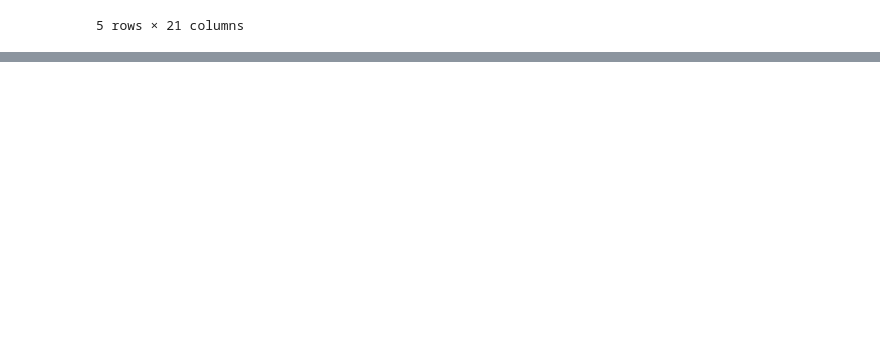
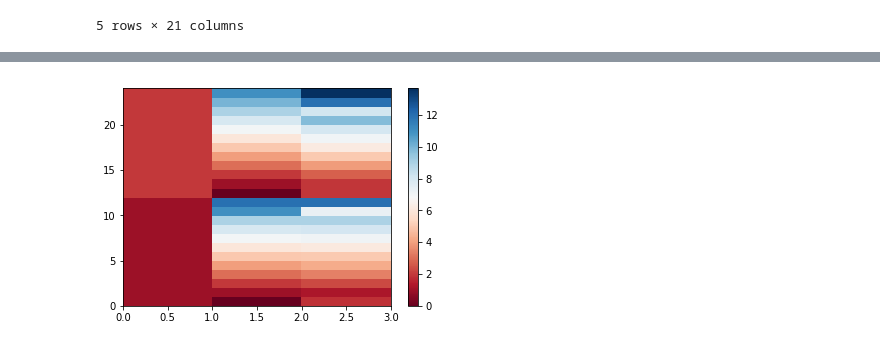
Before and after one commit to pokebaum/Coursera_Capstone, a Jupyter notebook: Capstone Project.ipynb, the cells around one changed output, grey strips where cells are left out. Cells and saved outputs as stored; diff of their text form; code cells hidden in the pictures; blank space fills up the shorter version.

```diff
--- a/Capstone Project.ipynb
+++ b/Capstone Project.ipynb
@@ -209,0 +213,4 @@ First looks at the dataset:
+# %%
+df_newgroup = df[['SEVERITYCODE','VEHCOUNT', 'PERSONCOUNT']]
+group_test = df_newgroup.groupby(['SEVERITYCODE', 'VEHCOUNT'], as_index=False).mean()
+group_test
@@ -209,0 +244,6 @@ First looks at the dataset:
+# %%
+plt.pcolor(group_test, cmap='RdBu')
+plt.colorbar()
+plt.show()
+# %% [output]
+[figure, added]
```
Also changed, not shown: parts of 31 cells of this notebook.
